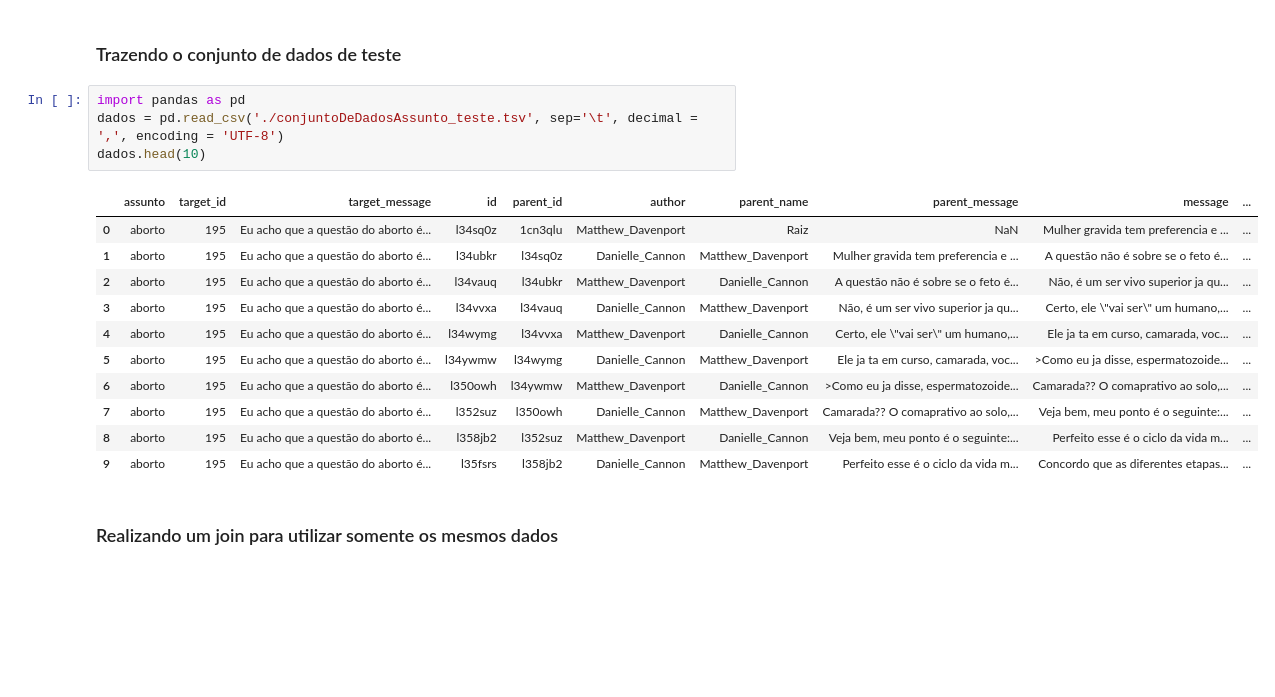
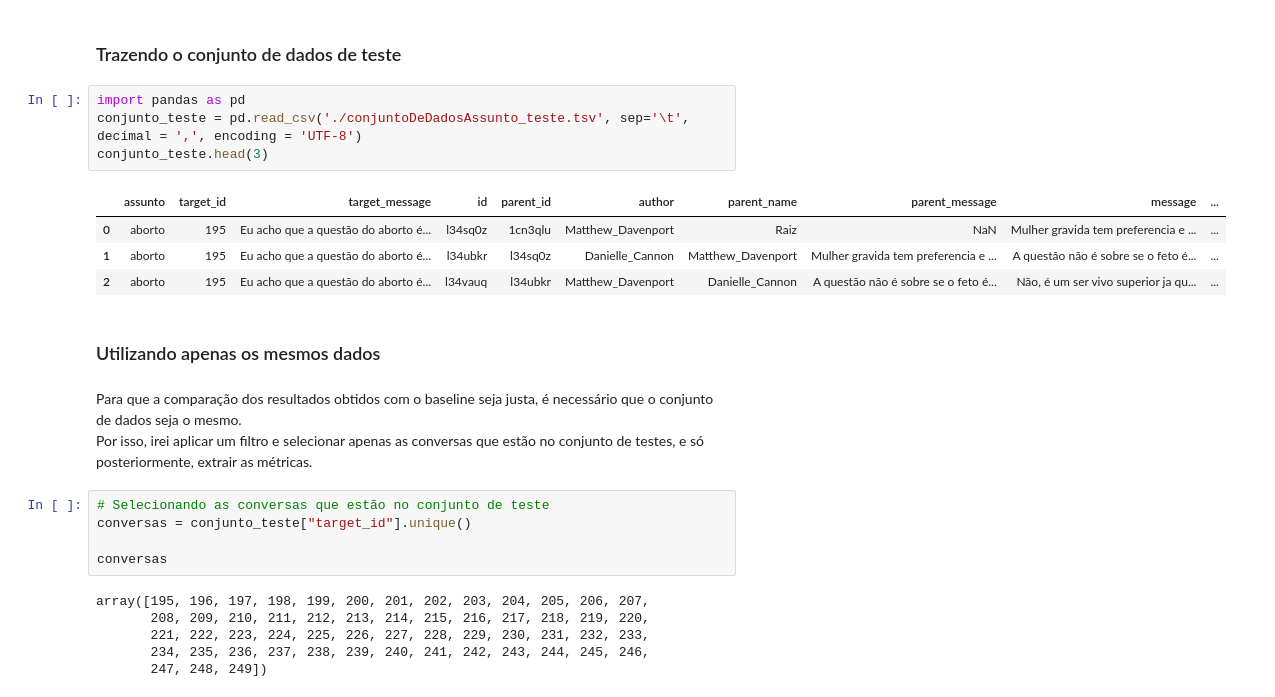
Before and after one commit to digogc/Contextual_GenAI_Stance_Detection, a Jupyter notebook: data/Analise_resultados.ipynb, the cells around one changed output. Saved outputs shown, nothing was run; the diff lists cells and outputs as text; blank space fills up the shorter version.

Commit message:
extraindo_metricas_gemma_conjunto_de_teste

```diff
--- a/data/Analise_resultados.ipynb
+++ b/data/Analise_resultados.ipynb
@@ -750,19 +748,26 @@ weighted avg       0.74      0.73      0.73       605
 ### Trazendo o conjunto de dados de teste
 # %%
 import pandas as pd
-dados = pd.read_csv('./conjuntoDeDadosAssunto_teste.tsv', sep='\t', decimal = ',', encoding = 'UTF-8')
-dados.head(10)
+conjunto_teste = pd.read_csv('./conjuntoDeDadosAssunto_teste.tsv', sep='\t', decimal = ',', encoding = 'UTF-8')
+conjunto_teste.head(3)
 # %% [output]
 |  | assunto | target_id | target_message | id | parent_id | author | parent_name | parent_message | message | ... |
 | 0 | aborto | 195 | Eu acho que a questão do aborto é... | l34sq0z | 1cn3qlu | Matthew_Davenport | Raiz | NaN | Mulher gravida tem preferencia e ... | ... |
 | 1 | aborto | 195 | Eu acho que a questão do aborto é... | l34ubkr | l34sq0z | Danielle_Cannon | Matthew_Davenport | Mulher gravida tem preferencia e ... | A questão não é sobre se o feto é... | ... |
 | 2 | aborto | 195 | Eu acho que a questão do aborto é... | l34vauq | l34ubkr | Matthew_Davenport | Danielle_Cannon | A questão não é sobre se o feto é... | Não, é um ser vivo superior ja qu... | ... |
-| 3 | aborto | 195 | Eu acho que a questão do aborto é... | l34vvxa | l34vauq | Danielle_Cannon | Matthew_Davenport | Não, é um ser vivo superior ja qu... | Certo, ele \"vai ser\" um humano,... | ... |
-| 4 | aborto | 195 | Eu acho que a questão do aborto é... | l34wymg | l34vvxa | Matthew_Davenport | Danielle_Cannon | Certo, ele \"vai ser\" um humano,... | Ele ja ta em curso, camarada, voc... | ... |
-| 5 | aborto | 195 | Eu acho que a questão do aborto é... | l34ywmw | l34wymg | Danielle_Cannon | Matthew_Davenport | Ele ja ta em curso, camarada, voc... | >Como eu ja disse, espermatozoide... | ... |
-| 6 | aborto | 195 | Eu acho que a questão do aborto é... | l350owh | l34ywmw | Matthew_Davenport | Danielle_Cannon | >Como eu ja disse, espermatozoide... | Camarada?? O comaprativo ao solo,... | ... |
-| 7 | aborto | 195 | Eu acho que a questão do aborto é... | l352suz | l350owh | Danielle_Cannon | Matthew_Davenport | Camarada?? O comaprativo ao solo,... | Veja bem, meu ponto é o seguinte:... | ... |
-| 8 | aborto | 195 | Eu acho que a questão do aborto é... | l358jb2 | l352suz | Matthew_Davenport | Danielle_Cannon | Veja bem, meu ponto é o seguinte:... | Perfeito esse é o ciclo da vida m... | ... |
-| 9 | aborto | 195 | Eu acho que a questão do aborto é... | l35fsrs | l358jb2 | Danielle_Cannon | Matthew_Davenport | Perfeito esse é o ciclo da vida m... | Concordo que as diferentes etapas... | ... |
 # %% [markdown]
-### Realizando um join para utilizar somente os mesmos dados
+### Utilizando apenas os mesmos dados
+# %% [markdown]
+Para que a comparação dos resultados obtidos com o baseline seja justa, é necessário que o conjunto de dados seja o mesmo.
+Por isso, irei aplicar um filtro e selecionar apenas as conversas que estão no conjunto de testes, e só posteriormente, extrair as métricas.
+# %%
+# Selecionando as conversas que estão no conjunto de teste
+conversas = conjunto_teste["target_id"].unique()
+
+conversas
+# %% [output]
+array([195, 196, 197, 198, 199, 200, 201, 202, 203, 204, 205, 206, 207,
+       208, 209, 210, 211, 212, 213, 214, 215, 216, 217, 218, 219, 220,
+       221, 222, 223, 224, 225, 226, 227, 228, 229, 230, 231, 232, 233,
+       234, 235, 236, 237, 238, 239, 240, 241, 242, 243, 244, 245, 246,
+       247, 248, 249])
```
Also changed, not shown: parts of 5 cells of this notebook.
